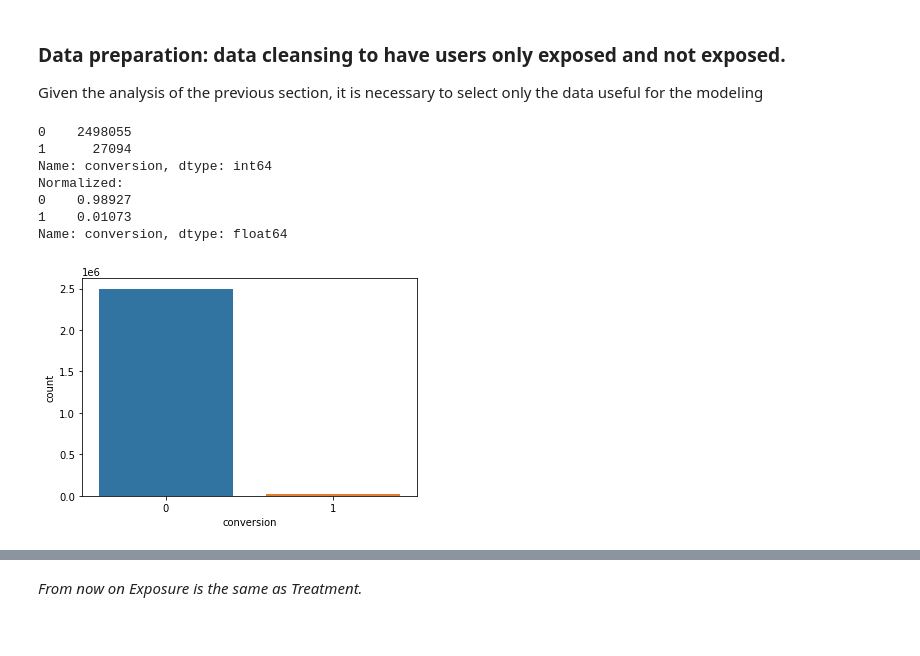
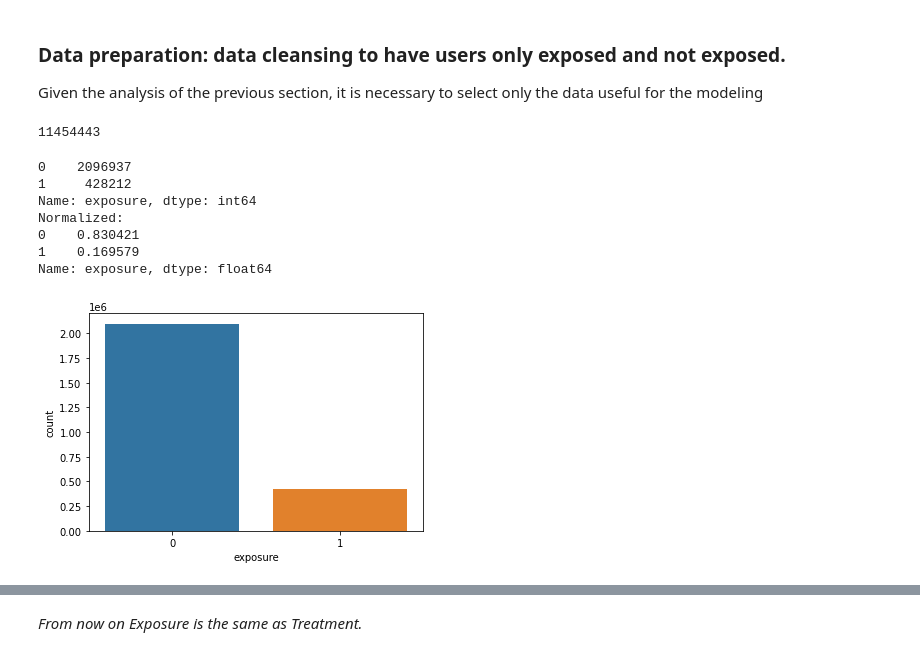
Before and after one commit to milara-ds/TargetedMarketing, a Jupyter notebook: Uplift_v1.ipynb, the cells around one changed output, grey strips where cells are left out. Drawn from its saved outputs; the diff is of its cells as text; code cells hidden in the pictures.

```diff
--- a/Uplift_v1.ipynb
+++ b/Uplift_v1.ipynb
@@ -333,18 +337,23 @@ users_to_remove = df[(df['treatment'] == 1 ) & (df['exposure']==0)]
 
 #New df based on the objective of the notebook
 df_ml = df.drop(users_to_remove.index).reset_index().drop(['index','treatment', 'visit'], axis = 1)
+# %%
+#Number of Treated but not exposed
+len(users_to_remove)
+# %% [output]
+11454443
 # %%
-#Proportion of conversion
-sns.countplot(x='conversion', data=df_ml)
-print(df_ml['conversion'].value_counts())
+#Proportion of Exposure
+sns.countplot(x='exposure', data=df_ml)
+print(df_ml['exposure'].value_counts())
 print("Normalized:")
-print(df_ml['conversion'].value_counts(normalize = True))
+print(df_ml['exposure'].value_counts(normalize = True))
 # %% [output]
-0    2498055
-1      27094
-Name: conversion, dtype: int64
+0    2096937
+1     428212
+Name: exposure, dtype: int64
 Normalized:
-0    0.98927
-1    0.01073
-Name: conversion, dtype: float64
+0    0.830421
+1    0.169579
+Name: exposure, dtype: float64
-[figure, old version]
+[figure, new version]
```
Also changed, not shown: parts of 12 cells of this notebook.
